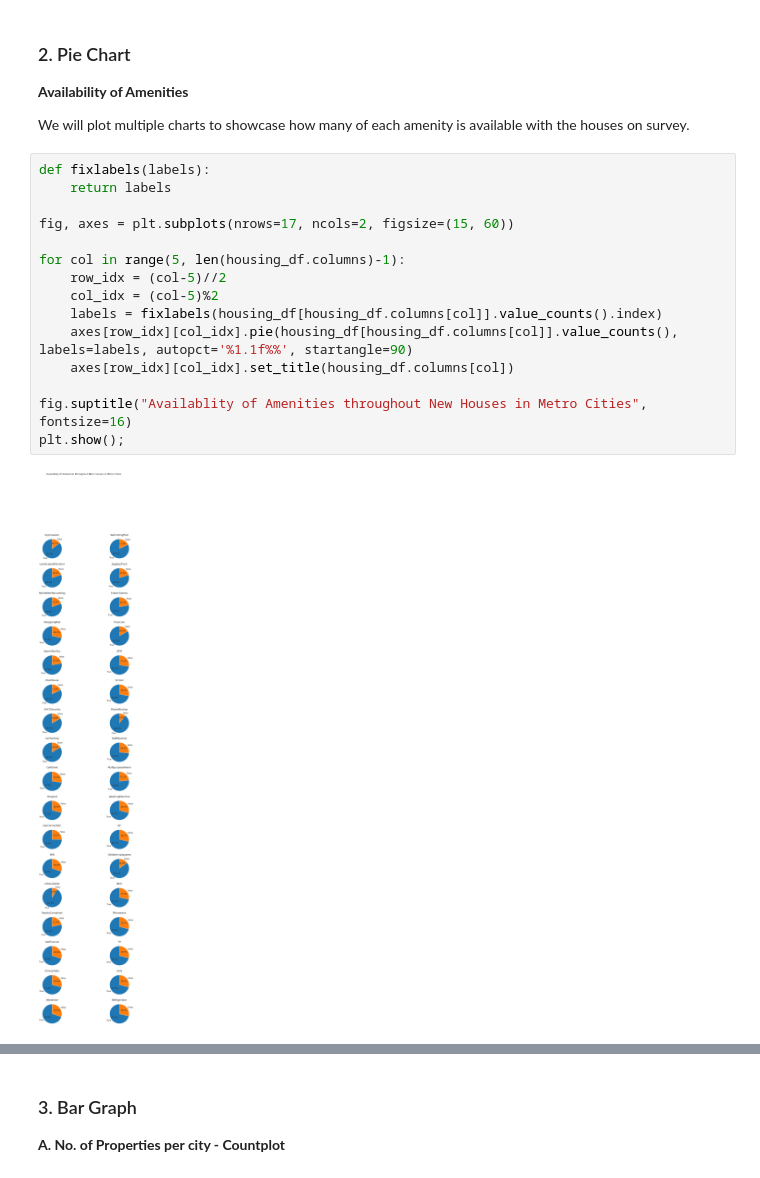
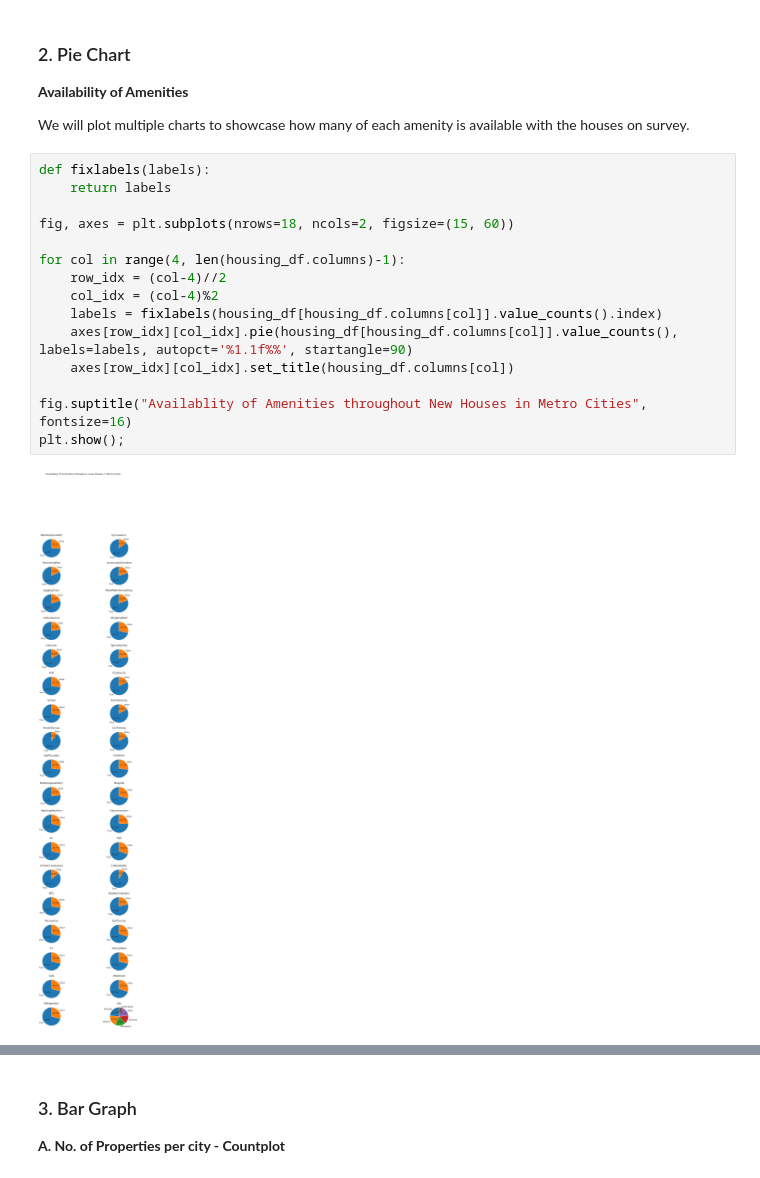
Before and after one commit to tiwarya/Public_Projects_1-, a Jupyter notebook: HousingPrices.ipynb, the cells around one changed output, grey strips where cells are left out. Cells and saved outputs as stored; diff of their text form.

```diff
--- a/HousingPrices.ipynb
+++ b/HousingPrices.ipynb
@@ -408,20 +409,20 @@ We will plot multiple charts to showcase how many of each amenity is available w
 # %%
 def fixlabels(labels):
     return labels
 
-fig, axes = plt.subplots(nrows=17, ncols=2, figsize=(15, 60))
+fig, axes = plt.subplots(nrows=18, ncols=2, figsize=(15, 60))
 
-for col in range(5, len(housing_df.columns)-1):
-    row_idx = (col-5)//2
-    col_idx = (col-5)%2
+for col in range(4, len(housing_df.columns)-1):
+    row_idx = (col-4)//2
+    col_idx = (col-4)%2
     labels = fixlabels(housing_df[housing_df.columns[col]].value_counts().index)
     axes[row_idx][col_idx].pie(housing_df[housing_df.columns[col]].value_counts(), labels=labels, autopct='%1.1f%%', startangle=90)
     axes[row_idx][col_idx].set_title(housing_df.columns[col])
 
 fig.suptitle("Availablity of Amenities throughout New Houses in Metro Cities", fontsize=16)
 plt.show();
 # %% [output]
-[figure, old version]
+[figure, new version]
 # %% [markdown]
 A pie chart is a circular statistical graphic which is divided into slices to illustrate numerical proportion. Each slice of the pie represents a category, and the size of the slice is proportional to the percentage that category represents of the total sum.
 
```
Also changed, not shown: parts of 8 cells of this notebook.
